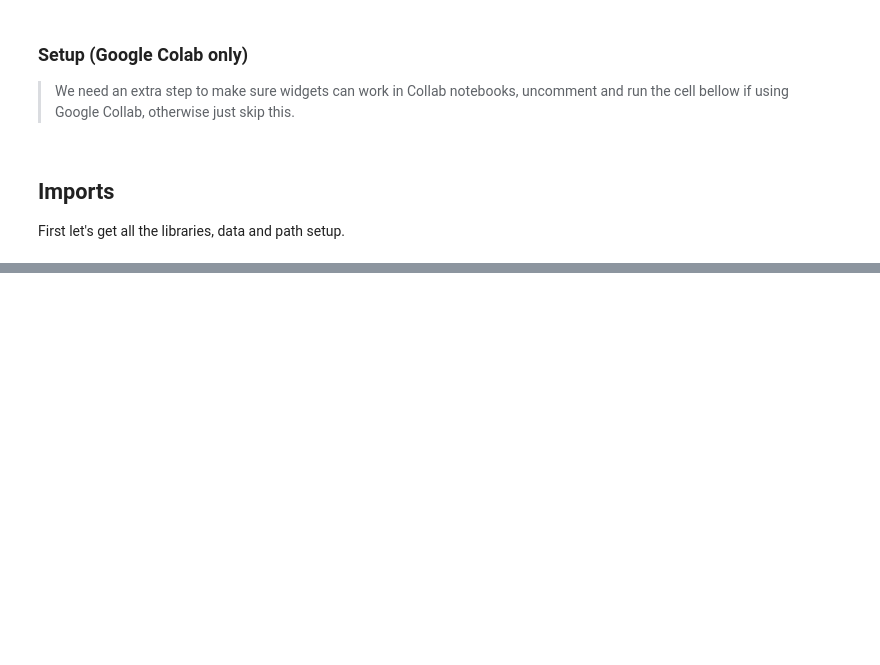
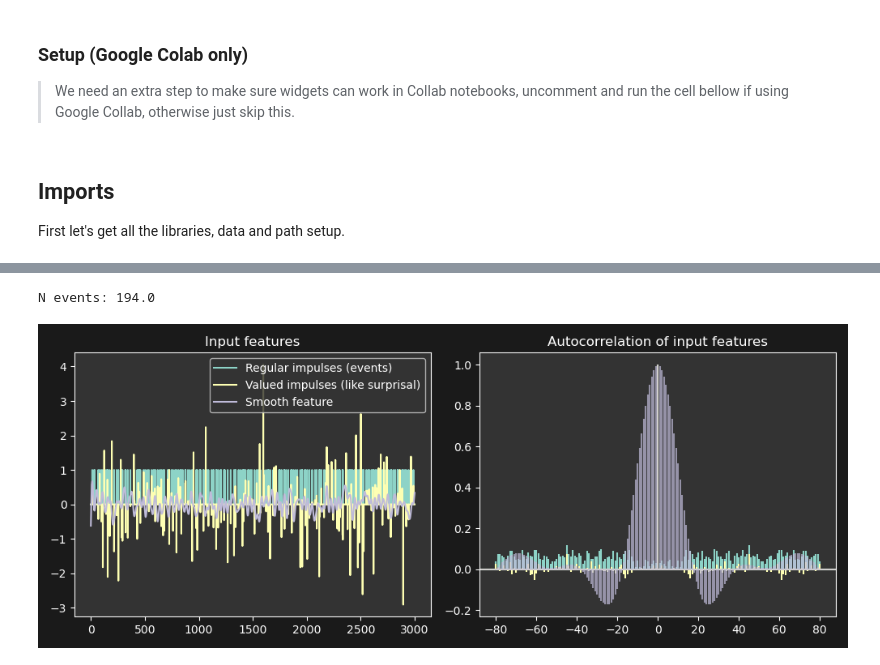
Before and after one commit to CNSP-Workshop/CNSP25_tutorial_HWeissbart, a Jupyter notebook: notebooks/part_1.ipynb, the cells around one changed output, grey strips where cells are left out. Saved outputs shown, nothing was run; the diff lists cells and outputs as text; code cells hidden in the pictures; blank space fills up the shorter version.

```diff
--- a/notebooks/part_1.ipynb
+++ b/notebooks/part_1.ipynb
@@ -209,0 +87,37 @@ interactive(children=(Dropdown(description='Stimulus Type:', options=('Smooth',
+# %%
+# Parameters
+rng = np.random.default_rng(2025)  # for reproducibility
+fs = 100  # Sampling rate in Hz
+duration = 30  # Duration in seconds
+tmin = -0.2  # Kernel start time in seconds
+tmax = 0.6  # Kernel end time in seconds
+n_samples = int(fs * duration)  # Total number of samples
+# %%
+plt.close('Stimulus')
+impulses = simulate_regular_events(interval=0.15, jitter=0.1)
+valued_impulses = impulses * rng.normal(size=impulses.shape)
+print(f"N events: {np.sum(impulses)}")
+
+# Cutoff for smoothing
+fc = 3.  # Hz
+# Design the Butterworth lowpass filter
+b, a = butter(4, fc, fs=100)
+smoothed_signal = filtfilt(b, a, rng.normal(size=impulses.shape))
+# smoothed_signal = filtfilt(b, a, valued_impulses)*8.
+
+fig, ax = plt.subplots(1, 2, figsize=(10, 4), num='Stimulus')
+ax[0].plot(impulses       , label='Regular impulses (events)')
+ax[0].plot(valued_impulses, label='Valued impulses (like surprisal)')
+ax[0].plot(smoothed_signal, label='Smooth feature')
+ax[0].set_title('Input features')
+ax[0].legend()
+
+# Autocorrelation functions fo features:
+ax[1].acorr(impulses       , maxlags=80, label='Regular impulses (events)', color='C0')
+ax[1].acorr(valued_impulses, maxlags=80, label='Valued impulses (like surprisal)', color='C1')
+ax[1].acorr(smoothed_signal, maxlags=80, label='Smooth feature', color='C2', alpha=0.7)
+ax[1].set_title('Autocorrelation of input features')
+plt.tight_layout()
+# %% [output]
+N events: 194.0
+[figure, added]
```
Also changed, not shown: parts of 22 cells of this notebook.
